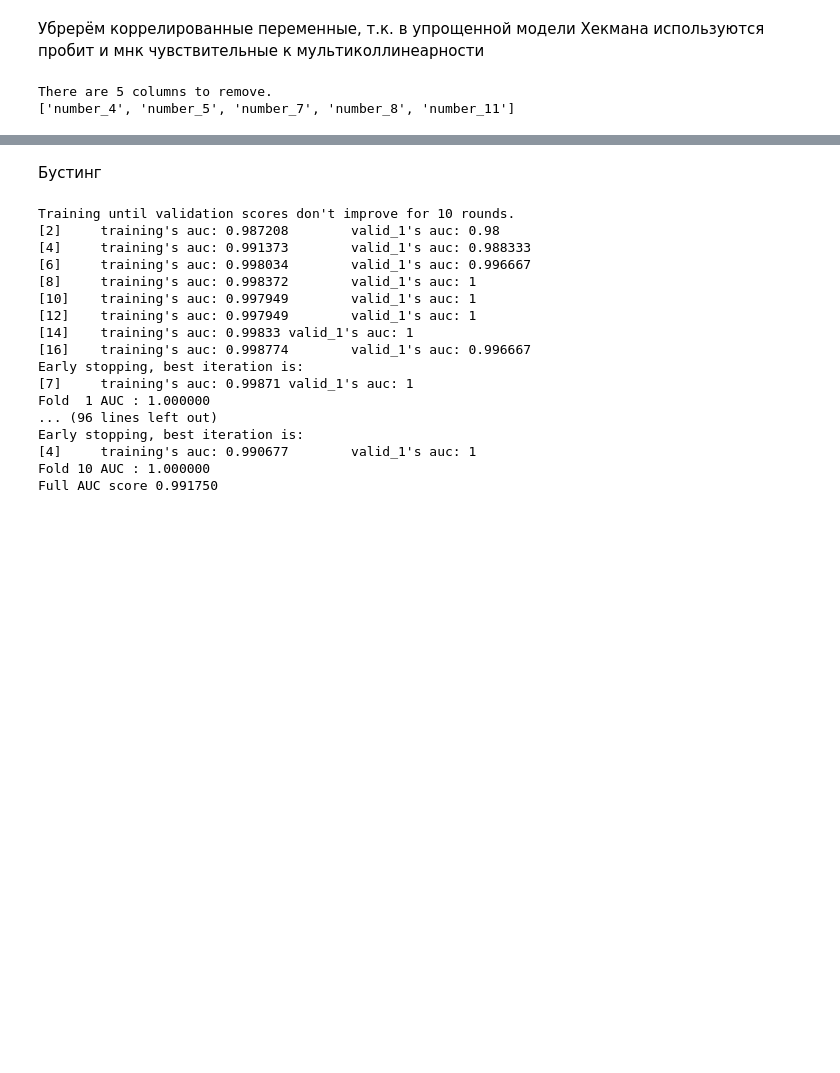
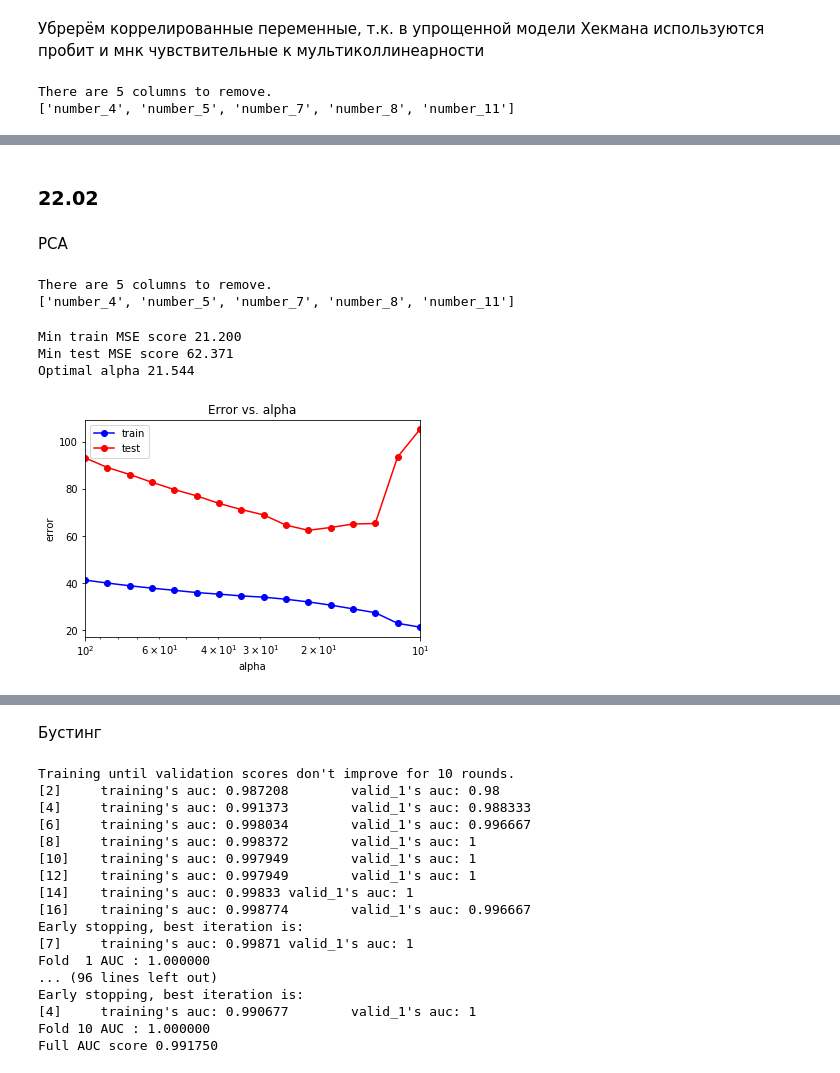
Before and after one commit to CobaltLS/MachineLearning, a Jupyter notebook: SDSJ/SDSJ2018.ipynb, the cells around one changed output, grey strips where cells are left out. Drawn from its saved outputs; the diff is of its cells as text; code cells hidden in the pictures; blank space fills up the shorter version.

```diff
--- a/SDSJ/SDSJ2018.ipynb
+++ b/SDSJ/SDSJ2018.ipynb
@@ -472,0 +559,4 @@ pass
+# %% [markdown]
+### 22.02
+# %% [markdown]
+PCA
@@ -472,0 +578,31 @@ pass
+# %%
+data = pd.read_csv('data/check_1_r/train.csv')
+data_test = pd.read_csv('data/check_1_r/test.csv')
+target_test = pd.read_csv('data/check_1_r/test-target.csv')
+
+target = data.pop("target")
+data.drop(["datetime_0", "line_id"], axis=1, inplace=True)
+scaler = MinMaxScaler()
+#scaler = StandardScaler()
+data[data.dtypes[data.dtypes == np.float64].index] = scaler.fit_transform(data[data.dtypes[data.dtypes == np.float64].index])
+data["const"] = 1
+
+data_test.drop(["datetime_0", "line_id"], axis=1, inplace=True)
+data_test[data_test.dtypes[data_test.dtypes == np.float64].index] = scaler.transform(data_test[data_test.dtypes[data_test.dtypes == np.float64].index])
+data_test["const"] = 1
+
+target_test.drop(["line_id"], axis=1, inplace=True)
+
+threshold = 0.9
+corr_matrix = data.corr().abs()
+upper = corr_matrix.where(np.triu(np.ones(corr_matrix.shape), k=1).astype(np.bool))
+
+# Ухудшают результат даже при использовании сетки
+to_drop = [column for column in upper.columns if any(upper[column] > threshold)]
+print('There are %d columns to remove.' % (len(to_drop)))
+print(to_drop)
+data.drop(to_drop, axis=1, inplace=True)
+data_test.drop(to_drop, axis=1, inplace=True)
+# %% [output]
+There are 5 columns to remove.
+['number_4', 'number_5', 'number_7', 'number_8', 'number_11']
@@ -472,0 +616,34 @@ pass
+# %%
+alpha_arr = np.logspace(1, 2, 16)
+test_err = []
+train_err = []
+for alpha in alpha_arr:
+    mlp_model = MLPRegressor(alpha = alpha, hidden_layer_sizes = (300, 250),
+                              solver = 'lbfgs', activation = 'logistic', random_state = 42)
+    mlp_model.fit(X_train, y_train)
+
+    y_train_pred = mlp_model.predict(X_train)
+    y_test_pred = mlp_model.predict(X_test)
+    train_err.append(mean_squared_error(y_train, y_train_pred))
+    test_err.append(mean_squared_error(y_test, y_test_pred))
+
+min_train_err = np.min(train_err)
+min_test_err = np.min(test_err)
+print('Min train MSE score %.3f' % min_train_err)
+print('Min test MSE score %.3f' % min_test_err)
+alpha_opt = alpha_arr[test_err == min_test_err]
+print('Optimal alpha %.3f' % alpha_opt)
+
+plt.semilogx(alpha_arr, train_err, 'b-o', label = 'train')
+plt.semilogx(alpha_arr, test_err, 'r-o', label = 'test')
+plt.xlim([np.max(alpha_arr), np.min(alpha_arr)])
+plt.title('Error vs. alpha')
+plt.xlabel('alpha')
+plt.ylabel('error')
+plt.legend()
+pass
+# %% [output]
+Min train MSE score 21.200
+Min test MSE score 62.371
+Optimal alpha 21.544
+[figure, added]
```
Also changed, not shown: parts of 57 cells of this notebook.
